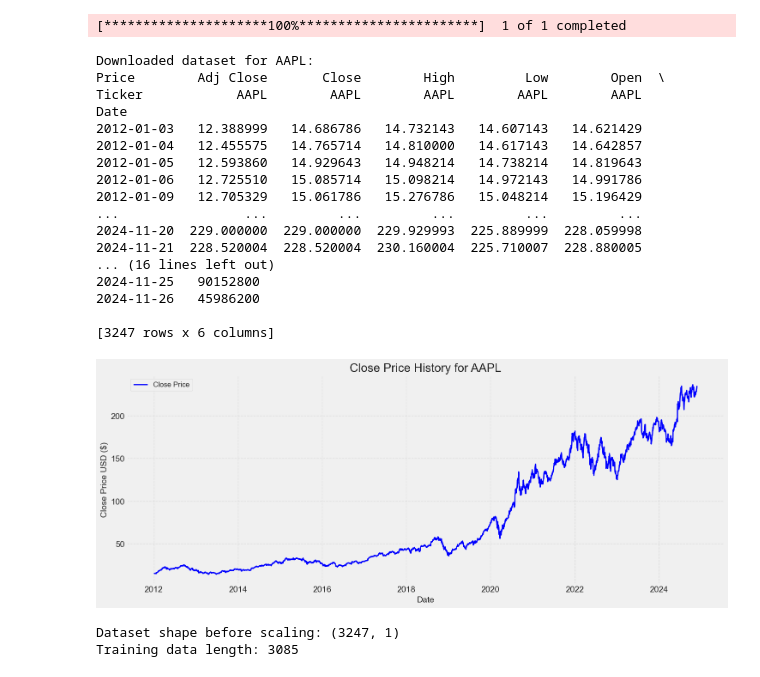
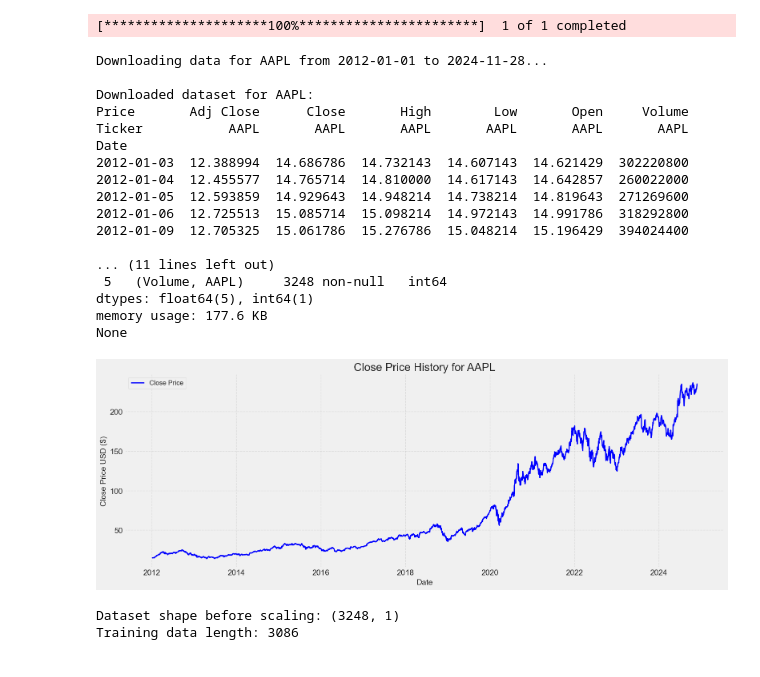
Before and after one commit to junior-stack/Big-data-project, a Jupyter notebook: Stock_Market_Analysis_Spark.ipynb, the cells around one changed output. Drawn from its saved outputs; the diff is of its cells as text; code cells hidden in the pictures.

```diff
--- a/Stock_Market_Analysis_Spark.ipynb
+++ b/Stock_Market_Analysis_Spark.ipynb
@@ -489,46 +448,67 @@ plt.show()
 import yfinance as yf
 from datetime import datetime
 
-# Get the stock quote
-df = yf.download('AAPL', start='2012-01-01', end=datetime.now().strftime('%Y-%m-%d'))
+# Define the stock ticker and date range
+ticker = 'AAPL'
+start_date = '2012-01-01'
+end_date = datetime.now().strftime('%Y-%m-%d')
+
+# Download the stock data
+print(f"Downloading data for {ticker} from {start_date} to {end_date}...")
+df = yf.download(ticker, start=start_date, end=end_date)
 
 # Check if the dataset is empty
 if df.empty:
-    raise ValueError("The downloaded dataset is empty!")
+    raise ValueError(f"The downloaded dataset for {ticker} is empty! Please check the ticker symbol and date range.")
 
-# Show the data
-print("Downloaded dataset for AAPL:")
-print(df)
+# Display the first few rows of the data
+print(f"\nDownloaded dataset for {ticker}:")
+print(df.head())
+
+# Display basic information about the dataset
+print(f"\nDataset information for {ticker}:")
+print(df.info())
 # %% [output]
 [*********************100%***********************]  1 of 1 completed
+Downloading data for AAPL from 2012-01-01 to 2024-11-28...
+
 Downloaded dataset for AAPL:
-Price        Adj Close       Close        High         Low        Open  \
-Ticker            AAPL        AAPL        AAPL        AAPL        AAPL
+Price       Adj Close      Close       High        Low       Open     Volume
+Ticker           AAPL       AAPL       AAPL       AAPL       AAPL       AAPL
 Date
-2012-01-03   12.388999   14.686786   14.732143   14.607143   14.621429
-2012-01-04   12.455575   14.765714   14.810000   14.617143   14.642857
-2012-01-05   12.593860   14.929643   14.948214   14.738214   14.819643
-2012-01-06   12.725510   15.085714   15.098214   14.972143   14.991786
-2012-01-09   12.705329   15.061786   15.276786   15.048214   15.196429
-...                ...         ...         ...         ...         ...
-2024-11-20  229.000000  229.000000  229.929993  225.889999  228.059998
-2024-11-21  228.520004  228.520004  230.160004  225.710007  228.880005
-... (16 lines left out)
-2024-11-25   90152800
-2024-11-26   45986200
+2012-01-03  12.388994  14.686786  14.732143  14.607143  14.621429  302220800
+2012-01-04  12.455577  14.765714  14.810000  14.617143  14.642857  260022000
+2012-01-05  12.593859  14.929643  14.948214  14.738214  14.819643  271269600
+2012-01-06  12.725513  15.085714  15.098214  14.972143  14.991786  318292800
+2012-01-09  12.705325  15.061786  15.276786  15.048214  15.196429  394024400
 
-[3247 rows x 6 columns]
+... (11 lines left out)
+ 5   (Volume, AAPL)     3248 non-null   int64
+dtypes: float64(5), int64(1)
+memory usage: 177.6 KB
+None
 # %%
 plt.figure(figsize=(16, 6))
+
+# Plot the closing price
 plt.plot(df['Close'], label='Close Price', color='blue', linewidth=2)
+
+# Add title and axis labels
 plt.title('Close Price History for AAPL', fontsize=20)
 plt.xlabel('Date', fontsize=14)
 plt.ylabel('Close Price USD ($)', fontsize=14)
+
+# Add gridlines for better readability
 plt.grid(True, linestyle='--', alpha=0.5)
-plt.legend(fontsize=12)
+
+# Add a legend
+plt.legend(loc='upper left', fontsize=12)
+
+# Show the plot
+plt.tight_layout()
 plt.show()
 # %% [output]
-[figure, old version]
+[figure, new version]
 # %%
 # Create a new DataFrame with only the 'Close' column
 data = df[['Close']]
@@ -536,7 +516,11 @@ data = df[['Close']]
 # Convert the DataFrame to a numpy array
 dataset = data.values
 
-# Check the dataset shape before scaling
+# Check if the dataset is empty
+if dataset.size == 0:
+    raise ValueError("The dataset is empty! Ensure the 'Close' column contains valid data.")
+
+# Print the dataset shape before scaling
 print("Dataset shape before scaling:", dataset.shape)
 
 # Calculate the number of rows to use for training (95% of the data)
@@ -545,8 +529,8 @@ training_data_len = int(np.ceil(len(dataset) * 0.95))
 # Print the training data length
 print("Training data length:", training_data_len)
 # %% [output]
-Dataset shape before scaling: (3247, 1)
-Training data length: 3085
+Dataset shape before scaling: (3248, 1)
+Training data length: 3086
 # %%
 # Import MinMaxScaler
 from sklearn.preprocessing import MinMaxScaler
```
Also changed, not shown: parts of 28 cells of this notebook, 6 other files.
